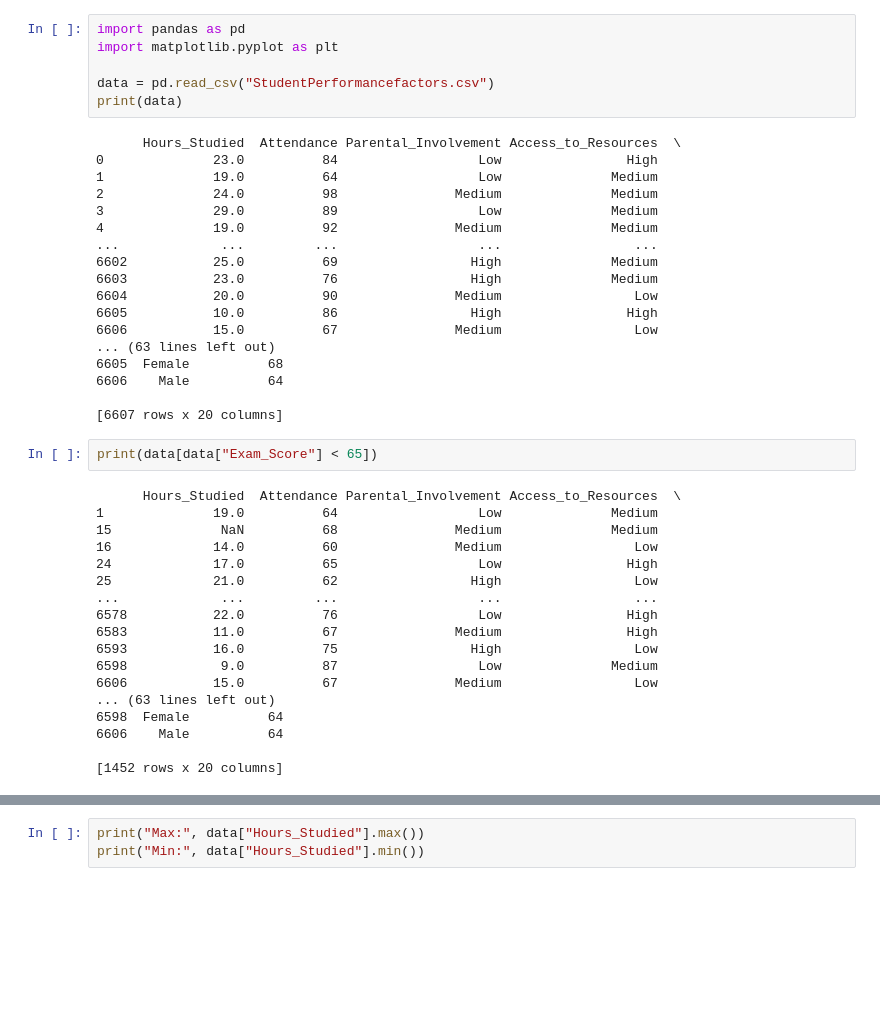
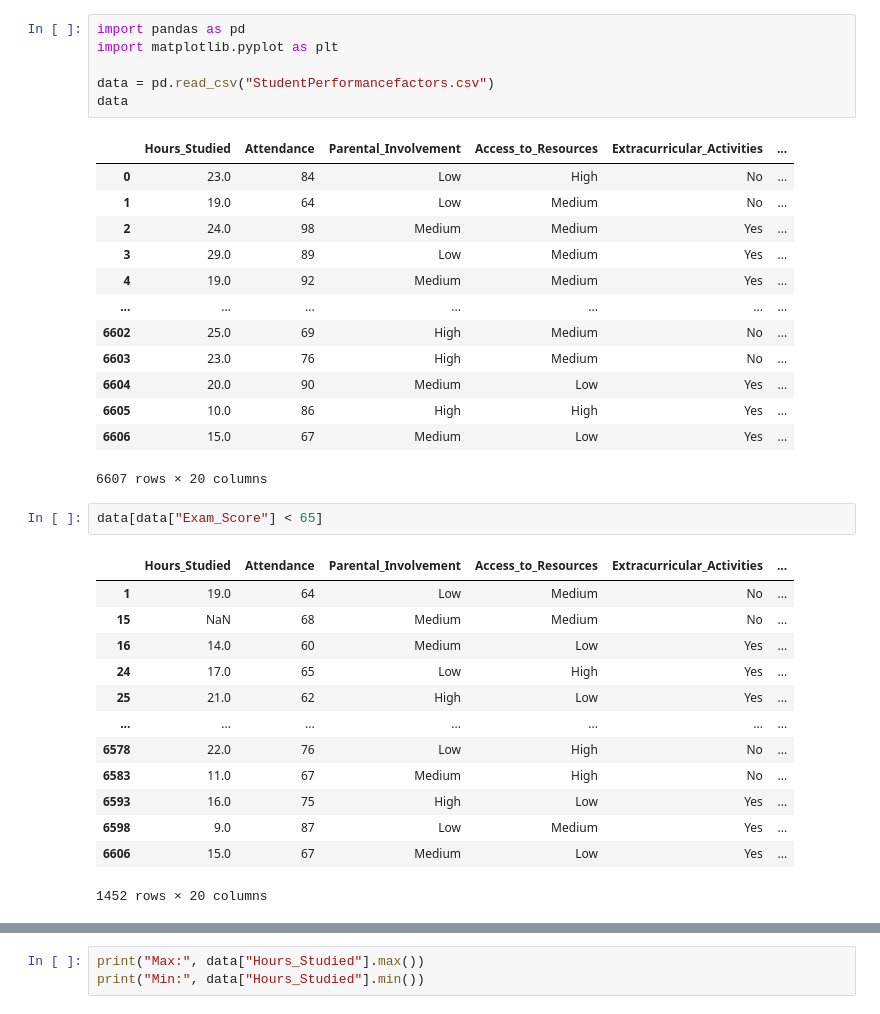
Before and after one commit to sam-payan/DM_assignment, a Jupyter notebook: Assignment.ipynb, the cells around one changed output, grey strips where cells are left out. Cells and saved outputs as stored; diff of their text form; blank space fills up the shorter version.

```diff
--- a/Assignment.ipynb
+++ b/Assignment.ipynb
@@ -1,45 +1,37 @@
 # %%
 import pandas as pd
 import matplotlib.pyplot as plt
 
 data = pd.read_csv("StudentPerformancefactors.csv")
-print(data)
+data
 # %% [output]
+|  | Hours_Studied | Attendance | Parental_Involvement | Access_to_Resources | Extracurricular_Activities | ... |
+| 0 | 23.0 | 84 | Low | High | No | ... |
+| 1 | 19.0 | 64 | Low | Medium | No | ... |
+| 2 | 24.0 | 98 | Medium | Medium | Yes | ... |
+| 3 | 29.0 | 89 | Low | Medium | Yes | ... |
+| 4 | 19.0 | 92 | Medium | Medium | Yes | ... |
+| ... | ... | ... | ... | ... | ... | ... |
+| 6602 | 25.0 | 69 | High | Medium | No | ... |
+| 6603 | 23.0 | 76 | High | Medium | No | ... |
+| 6604 | 20.0 | 90 | Medium | Low | Yes | ... |
+| 6605 | 10.0 | 86 | High | High | Yes | ... |
+| 6606 | 15.0 | 67 | Medium | Low | Yes | ... |
-      Hours_Studied  Attendance Parental_Involvement Access_to_Resources  \
-0              23.0          84                  Low                High
-1              19.0          64                  Low              Medium
-2              24.0          98               Medium              Medium
-3              29.0          89                  Low              Medium
-4              19.0          92               Medium              Medium
-...             ...         ...                  ...                 ...
-6602           25.0          69                 High              Medium
-6603           23.0          76                 High              Medium
-6604           20.0          90               Medium                 Low
-6605           10.0          86                 High                High
-6606           15.0          67               Medium                 Low
-... (63 lines left out)
-6605  Female          68
-6606    Male          64
-
-[6607 rows x 20 columns]
+6607 rows × 20 columns
 # %%
-print(data[data["Exam_Score"] < 65])
+data[data["Exam_Score"] < 65]
 # %% [output]
+|  | Hours_Studied | Attendance | Parental_Involvement | Access_to_Resources | Extracurricular_Activities | ... |
+| 1 | 19.0 | 64 | Low | Medium | No | ... |
+| 15 | NaN | 68 | Medium | Medium | No | ... |
+| 16 | 14.0 | 60 | Medium | Low | Yes | ... |
+| 24 | 17.0 | 65 | Low | High | Yes | ... |
+| 25 | 21.0 | 62 | High | Low | Yes | ... |
+| ... | ... | ... | ... | ... | ... | ... |
+| 6578 | 22.0 | 76 | Low | High | No | ... |
+| 6583 | 11.0 | 67 | Medium | High | No | ... |
+| 6593 | 16.0 | 75 | High | Low | Yes | ... |
+| 6598 | 9.0 | 87 | Low | Medium | Yes | ... |
+| 6606 | 15.0 | 67 | Medium | Low | Yes | ... |
-      Hours_Studied  Attendance Parental_Involvement Access_to_Resources  \
-1              19.0          64                  Low              Medium
-15              NaN          68               Medium              Medium
-16             14.0          60               Medium                 Low
-24             17.0          65                  Low                High
-25             21.0          62                 High                 Low
-...             ...         ...                  ...                 ...
-6578           22.0          76                  Low                High
-6583           11.0          67               Medium                High
-6593           16.0          75                 High                 Low
-6598            9.0          87                  Low              Medium
-6606           15.0          67               Medium                 Low
-... (63 lines left out)
-6598  Female          64
-6606    Male          64
-
-[1452 rows x 20 columns]
+1452 rows × 20 columns
 # %%
```
Also changed, not shown: parts of 6 cells of this notebook.
